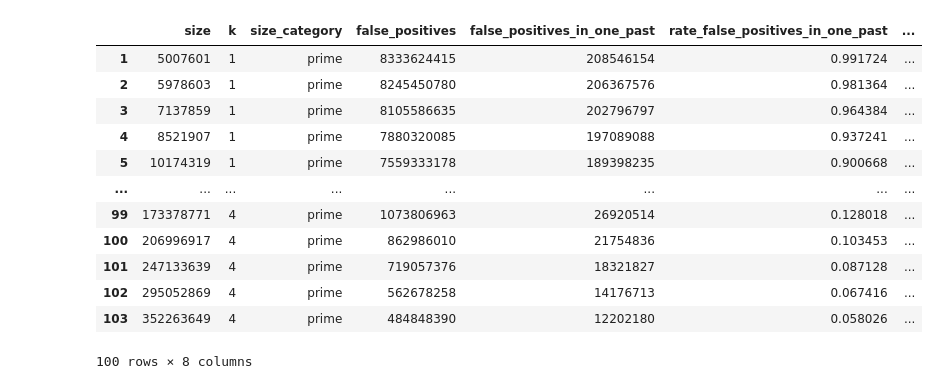
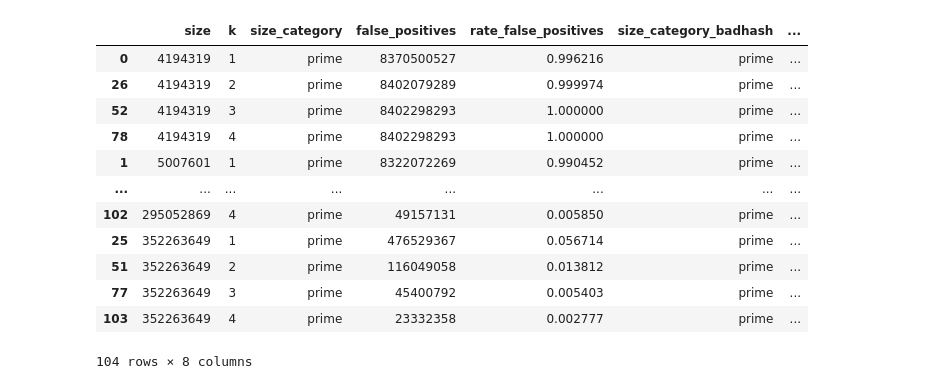
Before and after one commit to Pascal-So/peg-solitaire, a Jupyter notebook: evaluation/k.ipynb, the cells around one changed output. Drawn from its saved outputs; the diff is of its cells as text; code cells hidden in the pictures.

```diff
--- a/evaluation/k.ipynb
+++ b/evaluation/k.ipynb
@@ -11,31 +9,29 @@ colors = sns.color_palette("husl", 6)
 # %%
-df = pd.read_json("data/data-primes-k-with-bad-hashing.json")
+df_fxhash = pd.read_json("data/data-primes-k-fxhash.json")
+df_badhash = pd.read_json("data/data-primes-k-with-bad-hashing.json")
+
 total_negatives = 8402298293
-total_one_past = 210286406
 total_positives = 187636299
 total_normalized_positives = 23475688
 
-min_size = 600 * 1024 * 8
+for df in [df_fxhash, df_badhash]:
+    df["rate_false_positives"] = df["false_positives"] / total_negatives
+    del df["false_positives_in_one_past"]
 
-df["rate_false_positives_in_one_past"] = df["false_positives_in_one_past"] / total_one_past
-df["rate_false_positives"] = df["false_positives"] / total_negatives
-
-df["ratio"] = df["rate_false_positives_in_one_past"] / df["rate_false_positives"]
-
-df = df[df["size"] >= min_size]
+df = df_fxhash.join(on=["size", "k"], other=df_badhash.set_index(["size", "k"]), validate="one_to_one", sort=True, rsuffix="_badhash")
 
 df
 # %% [output]
-|  | size | k | size_category | false_positives | false_positives_in_one_past | rate_false_positives_in_one_past | ... |
-| 1 | 5007601 | 1 | prime | 8333624415 | 208546154 | 0.991724 | ... |
-| 2 | 5978603 | 1 | prime | 8245450780 | 206367576 | 0.981364 | ... |
-| 3 | 7137859 | 1 | prime | 8105586635 | 202796797 | 0.964384 | ... |
-| 4 | 8521907 | 1 | prime | 7880320085 | 197089088 | 0.937241 | ... |
-| 5 | 10174319 | 1 | prime | 7559333178 | 189398235 | 0.900668 | ... |
+|  | size | k | size_category | false_positives | rate_false_positives | size_category_badhash | ... |
+| 0 | 4194319 | 1 | prime | 8370500527 | 0.996216 | prime | ... |
+| 26 | 4194319 | 2 | prime | 8402079289 | 0.999974 | prime | ... |
+| 52 | 4194319 | 3 | prime | 8402298293 | 1.000000 | prime | ... |
+| 78 | 4194319 | 4 | prime | 8402298293 | 1.000000 | prime | ... |
+| 1 | 5007601 | 1 | prime | 8322072269 | 0.990452 | prime | ... |
 | ... | ... | ... | ... | ... | ... | ... | ... |
-| 99 | 173378771 | 4 | prime | 1073806963 | 26920514 | 0.128018 | ... |
-| 100 | 206996917 | 4 | prime | 862986010 | 21754836 | 0.103453 | ... |
-| 101 | 247133639 | 4 | prime | 719057376 | 18321827 | 0.087128 | ... |
-| 102 | 295052869 | 4 | prime | 562678258 | 14176713 | 0.067416 | ... |
-| 103 | 352263649 | 4 | prime | 484848390 | 12202180 | 0.058026 | ... |
+| 102 | 295052869 | 4 | prime | 49157131 | 0.005850 | prime | ... |
+| 25 | 352263649 | 1 | prime | 476529367 | 0.056714 | prime | ... |
+| 51 | 352263649 | 2 | prime | 116049058 | 0.013812 | prime | ... |
+| 77 | 352263649 | 3 | prime | 45400792 | 0.005403 | prime | ... |
+| 103 | 352263649 | 4 | prime | 23332358 | 0.002777 | prime | ... |
-100 rows × 8 columns
+104 rows × 8 columns
```
Also changed, not shown: parts of 7 cells of this notebook, 13 other files.
